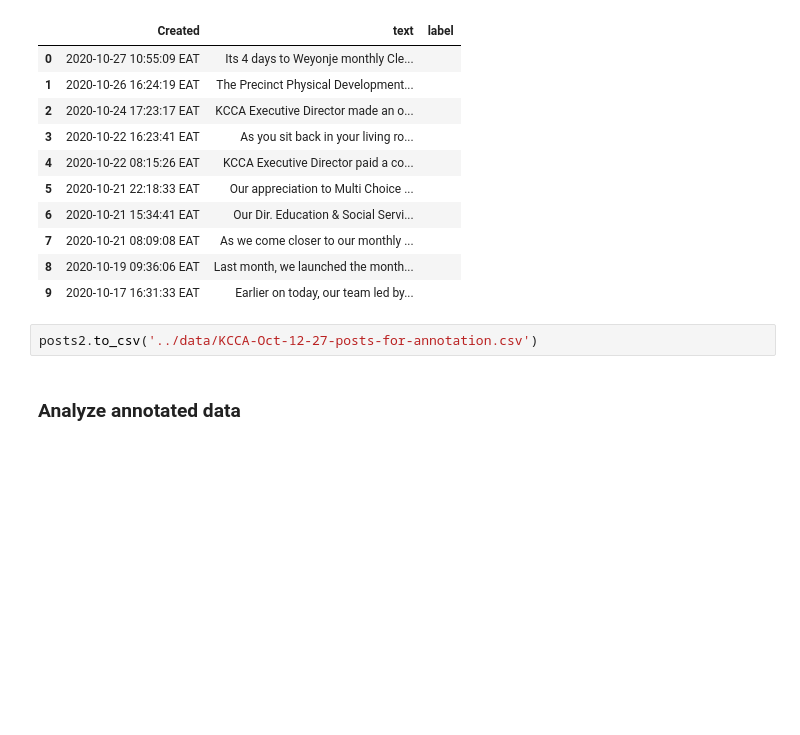
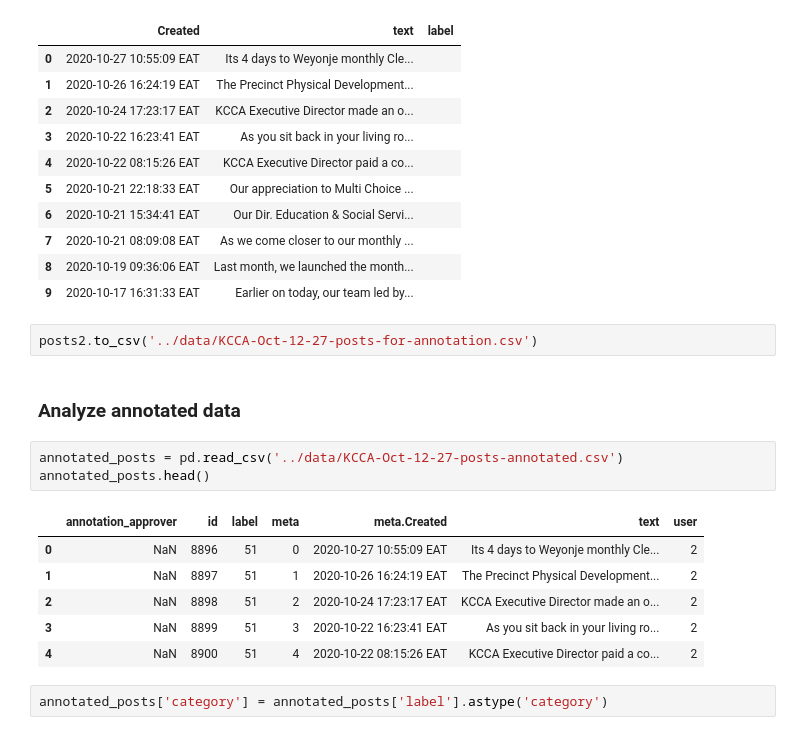
Before and after one commit to SunbirdAI/covid19-uganda-facebook-data-analysis, a Jupyter notebook: notebooks/KCCA_Posts_Oct-12-27.ipynb, the cells around one changed output. Drawn from its saved outputs; the diff is of its cells as text; blank space fills up the shorter version.

```diff
--- a/notebooks/KCCA_Posts_Oct-12-27.ipynb
+++ b/notebooks/KCCA_Posts_Oct-12-27.ipynb
@@ -63,3 +62,15 @@ posts2.head(10)
 posts2.to_csv('../data/KCCA-Oct-12-27-posts-for-annotation.csv')
 # %% [markdown]
 ### Analyze annotated data
+# %%
+annotated_posts = pd.read_csv('../data/KCCA-Oct-12-27-posts-annotated.csv')
+annotated_posts.head()
+# %% [output]
+|  | annotation_approver | id | label | meta | meta.Created | text | user |
+| 0 | NaN | 8896 | 51 | 0 | 2020-10-27 10:55:09 EAT | Its 4 days to Weyonje monthly Cle... | 2 |
+| 1 | NaN | 8897 | 51 | 1 | 2020-10-26 16:24:19 EAT | The Precinct Physical Development... | 2 |
+| 2 | NaN | 8898 | 51 | 2 | 2020-10-24 17:23:17 EAT | KCCA Executive Director made an o... | 2 |
+| 3 | NaN | 8899 | 51 | 3 | 2020-10-22 16:23:41 EAT | As you sit back in your living ro... | 2 |
+| 4 | NaN | 8900 | 51 | 4 | 2020-10-22 08:15:26 EAT | KCCA Executive Director paid a co... | 2 |
+# %%
+annotated_posts['category'] = annotated_posts['label'].astype('category')
```
Also changed, not shown: parts of 3 cells of this notebook, 1 other file.
